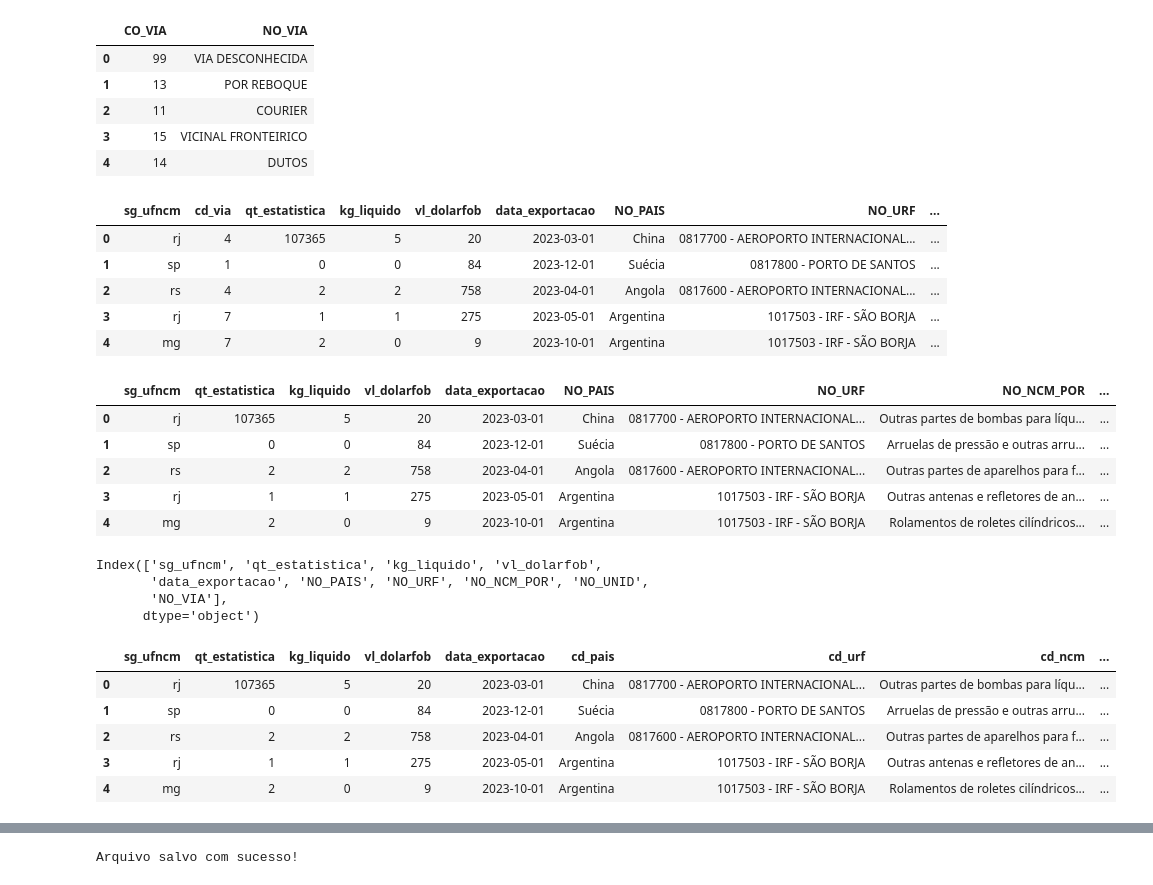
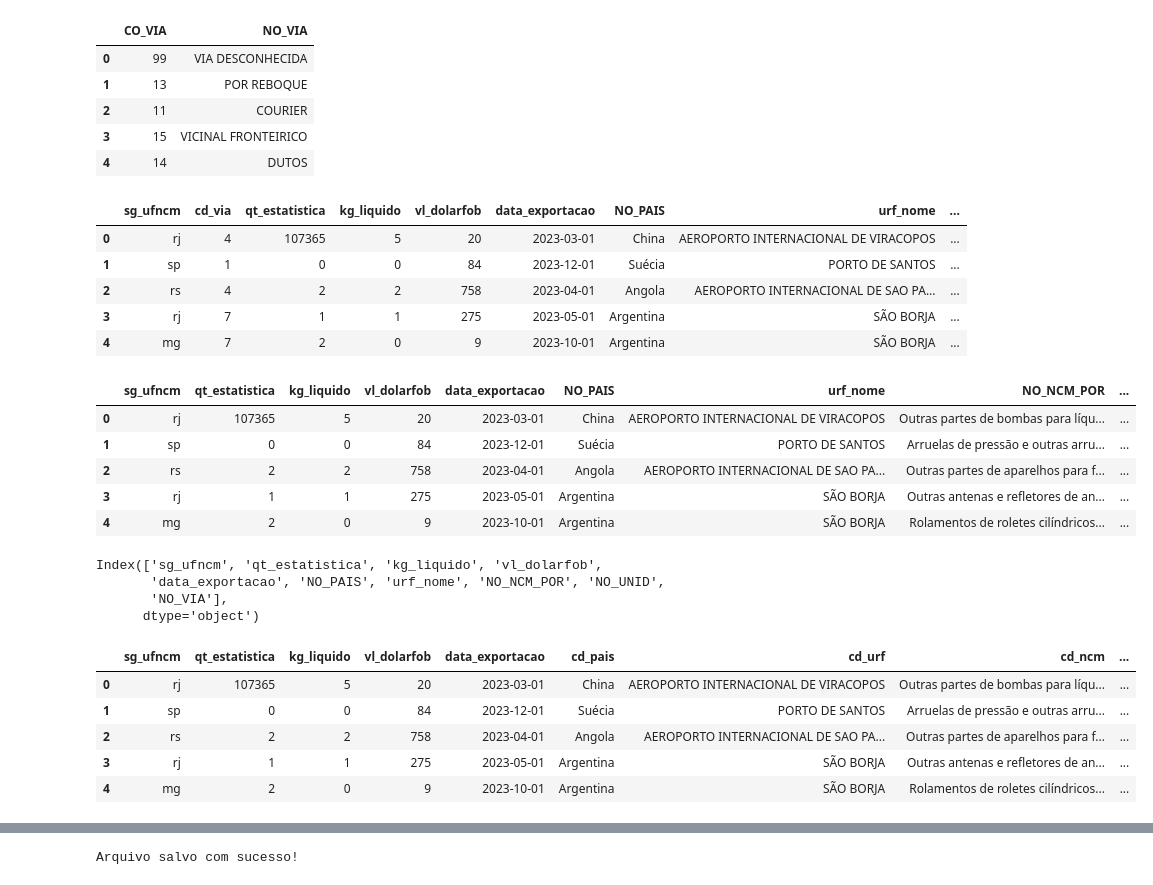
Before and after one commit to edcarloscardoso/Data-Analytics-Comercio-Exterior, a Jupyter notebook: workflow/process/workspace_silver_exp_2023_m.ipynb, the cells around one changed output, grey strips where cells are left out. Drawn from its saved outputs; the diff is of its cells as text; code cells hidden in the pictures.

Commit message:
Atualização de código workspace_silver_exp_2023_m.ipynb

```diff
--- a/workflow/process/workspace_silver_exp_2023_m.ipynb
+++ b/workflow/process/workspace_silver_exp_2023_m.ipynb
@@ -129,3 +129,25 @@ df_2.head()
 | 2 | 84219999 | 10 | rs | 4 | 817600 | 2 | 2 | 758 | ... |
 | 3 | 85291090 | 10 | rj | 7 | 1017503 | 1 | 1 | 275 | ... |
 | 4 | 84825010 | 11 | mg | 7 | 1017503 | 2 | 0 | 9 | ... |
+# %%
+# Etapa 1: Extrair o código da coluna NO_URF
+df_2['urf_codigo'] = df_2['NO_URF'].str.extract(r'^(\d+)\s*-\s*')
+
+# Etapa 2: Remover o código e deixar só as informações
+df_2['urf_info'] = df_2['NO_URF'].str.replace(r'^\d+\s*-\s*', '', regex=True)
+
+# Etapa 3: Separar tipo e nome, se existir
+def separar_info(valor):
+    partes = valor.split(' - ')
+    if len(partes) == 2:
+        tipo, nome = partes
+    else:
+        tipo = None
+        nome = valor
+    return pd.Series([tipo, nome])
+
+df_2[['urf_tipo', 'urf_nome']] = df_2['urf_info'].apply(separar_info)
+
+# Etapa 4: Limpar colunas temporárias
+df_2.drop(columns=['NO_URF', 'urf_info'], inplace=True)
+df_2.head()
@@ -132,5 +161,5 @@ df_2.head()
 # %%
-df_2 = df_2.drop(['cd_urf', 'CO_URF'], axis=1) #removendo as colunas com códigos
+df_2 = df_2.drop(['cd_urf', 'CO_URF', 'urf_codigo', 'urf_tipo'], axis=1) #removendo colunas
 df_2.head()
 # %% [output]
 |  | cd_ncm | cd_unidade | sg_ufncm | cd_via | qt_estatistica | kg_liquido | vl_dolarfob | data_exportacao | ... |
@@ -317,35 +346,35 @@ df_5 = mesclar_dataframes(df_base=df_4, df_referencia=df_via, chave_base='cd_via
 # Exibir as primeiras linhas do DataFrame resultante
 df_5.head()
 # %% [output]
-|  | sg_ufncm | cd_via | qt_estatistica | kg_liquido | vl_dolarfob | data_exportacao | NO_PAIS | NO_URF | ... |
-| 0 | rj | 4 | 107365 | 5 | 20 | 2023-03-01 | China | 0817700 - AEROPORTO INTERNACIONAL... | ... |
-| 1 | sp | 1 | 0 | 0 | 84 | 2023-12-01 | Suécia | 0817800 - PORTO DE SANTOS | ... |
-| 2 | rs | 4 | 2 | 2 | 758 | 2023-04-01 | Angola | 0817600 - AEROPORTO INTERNACIONAL... | ... |
-| 3 | rj | 7 | 1 | 1 | 275 | 2023-05-01 | Argentina | 1017503 - IRF - SÃO BORJA | ... |
-| 4 | mg | 7 | 2 | 0 | 9 | 2023-10-01 | Argentina | 1017503 - IRF - SÃO BORJA | ... |
+|  | sg_ufncm | cd_via | qt_estatistica | kg_liquido | vl_dolarfob | data_exportacao | NO_PAIS | urf_nome | ... |
+| 0 | rj | 4 | 107365 | 5 | 20 | 2023-03-01 | China | AEROPORTO INTERNACIONAL DE VIRACOPOS | ... |
+| 1 | sp | 1 | 0 | 0 | 84 | 2023-12-01 | Suécia | PORTO DE SANTOS | ... |
+| 2 | rs | 4 | 2 | 2 | 758 | 2023-04-01 | Angola | AEROPORTO INTERNACIONAL DE SAO PA... | ... |
+| 3 | rj | 7 | 1 | 1 | 275 | 2023-05-01 | Argentina | SÃO BORJA | ... |
+| 4 | mg | 7 | 2 | 0 | 9 | 2023-10-01 | Argentina | SÃO BORJA | ... |
 # %%
 #removendo colunas
-df_5 = df_5.drop(columns=['cd_via', 'CO_VIA'])
+df_5 = df_5.drop(columns=['cd_via', 'CO_VIA',])
 df_5.head()
 # %% [output]
-|  | sg_ufncm | qt_estatistica | kg_liquido | vl_dolarfob | data_exportacao | NO_PAIS | NO_URF | NO_NCM_POR | ... |
-| 0 | rj | 107365 | 5 | 20 | 2023-03-01 | China | 0817700 - AEROPORTO INTERNACIONAL... | Outras partes de bombas para líqu... | ... |
-| 1 | sp | 0 | 0 | 84 | 2023-12-01 | Suécia | 0817800 - PORTO DE SANTOS | Arruelas de pressão e outras arru... | ... |
-| 2 | rs | 2 | 2 | 758 | 2023-04-01 | Angola | 0817600 - AEROPORTO INTERNACIONAL... | Outras partes de aparelhos para f... | ... |
-| 3 | rj | 1 | 1 | 275 | 2023-05-01 | Argentina | 1017503 - IRF - SÃO BORJA | Outras antenas e refletores de an... | ... |
-| 4 | mg | 2 | 0 | 9 | 2023-10-01 | Argentina | 1017503 - IRF - SÃO BORJA | Rolamentos de roletes cilíndricos... | ... |
+|  | sg_ufncm | qt_estatistica | kg_liquido | vl_dolarfob | data_exportacao | NO_PAIS | urf_nome | NO_NCM_POR | ... |
+| 0 | rj | 107365 | 5 | 20 | 2023-03-01 | China | AEROPORTO INTERNACIONAL DE VIRACOPOS | Outras partes de bombas para líqu... | ... |
+| 1 | sp | 0 | 0 | 84 | 2023-12-01 | Suécia | PORTO DE SANTOS | Arruelas de pressão e outras arru... | ... |
+| 2 | rs | 2 | 2 | 758 | 2023-04-01 | Angola | AEROPORTO INTERNACIONAL DE SAO PA... | Outras partes de aparelhos para f... | ... |
+| 3 | rj | 1 | 1 | 275 | 2023-05-01 | Argentina | SÃO BORJA | Outras antenas e refletores de an... | ... |
+| 4 | mg | 2 | 0 | 9 | 2023-10-01 | Argentina | SÃO BORJA | Rolamentos de roletes cilíndricos... | ... |
 # %%
 print(df_5.columns)
 # %% [output]
 Index(['sg_ufncm', 'qt_estatistica', 'kg_liquido', 'vl_dolarfob',
-       'data_exportacao', 'NO_PAIS', 'NO_URF', 'NO_NCM_POR', 'NO_UNID',
+       'data_exportacao', 'NO_PAIS', 'urf_nome', 'NO_NCM_POR', 'NO_UNID',
        'NO_VIA'],
       dtype='object')
 # %%
 #as colunas precisavam ser renomeadas para ficar com o mesmo padrão
 df_5 = df_5.rename(columns={
   'NO_PAIS': 'cd_pais',
-  'NO_URF': 'cd_urf',
+  'urf_nome': 'cd_urf',
   'NO_NCM_POR': 'cd_ncm',
   'NO_UNID': 'cd_unidade',
   'NO_VIA': 'cd_via'
@@ -355,11 +384,11 @@ df_5.columns = df_5.columns.str.strip().str.lower().str.replace(' ', '_')
 df_5.head()
 # %% [output]
 |  | sg_ufncm | qt_estatistica | kg_liquido | vl_dolarfob | data_exportacao | cd_pais | cd_urf | cd_ncm | ... |
-| 0 | rj | 107365 | 5 | 20 | 2023-03-01 | China | 0817700 - AEROPORTO INTERNACIONAL... | Outras partes de bombas para líqu... | ... |
-| 1 | sp | 0 | 0 | 84 | 2023-12-01 | Suécia | 0817800 - PORTO DE SANTOS | Arruelas de pressão e outras arru... | ... |
-| 2 | rs | 2 | 2 | 758 | 2023-04-01 | Angola | 0817600 - AEROPORTO INTERNACIONAL... | Outras partes de aparelhos para f... | ... |
-| 3 | rj | 1 | 1 | 275 | 2023-05-01 | Argentina | 1017503 - IRF - SÃO BORJA | Outras antenas e refletores de an... | ... |
-| 4 | mg | 2 | 0 | 9 | 2023-10-01 | Argentina | 1017503 - IRF - SÃO BORJA | Rolamentos de roletes cilíndricos... | ... |
+| 0 | rj | 107365 | 5 | 20 | 2023-03-01 | China | AEROPORTO INTERNACIONAL DE VIRACOPOS | Outras partes de bombas para líqu... | ... |
+| 1 | sp | 0 | 0 | 84 | 2023-12-01 | Suécia | PORTO DE SANTOS | Arruelas de pressão e outras arru... | ... |
+| 2 | rs | 2 | 2 | 758 | 2023-04-01 | Angola | AEROPORTO INTERNACIONAL DE SAO PA... | Outras partes de aparelhos para f... | ... |
+| 3 | rj | 1 | 1 | 275 | 2023-05-01 | Argentina | SÃO BORJA | Outras antenas e refletores de an... | ... |
+| 4 | mg | 2 | 0 | 9 | 2023-10-01 | Argentina | SÃO BORJA | Rolamentos de roletes cilíndricos... | ... |
 # %%
 def padronizar_colunas(df, colunas):
     """
```
Also changed, not shown: parts of 5 cells of this notebook.
